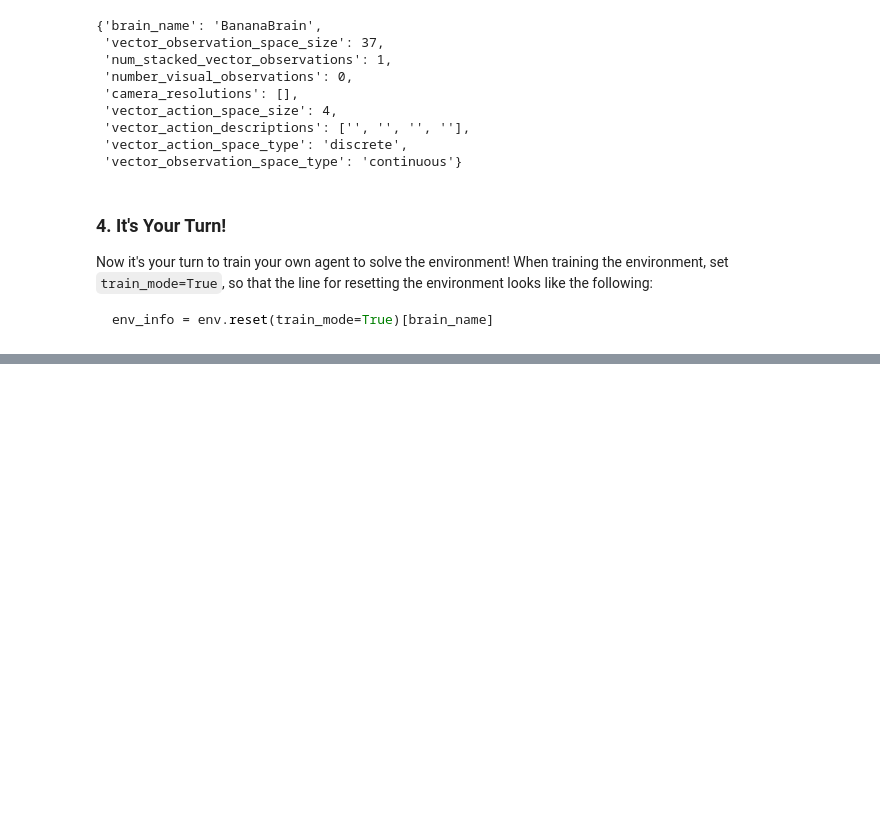
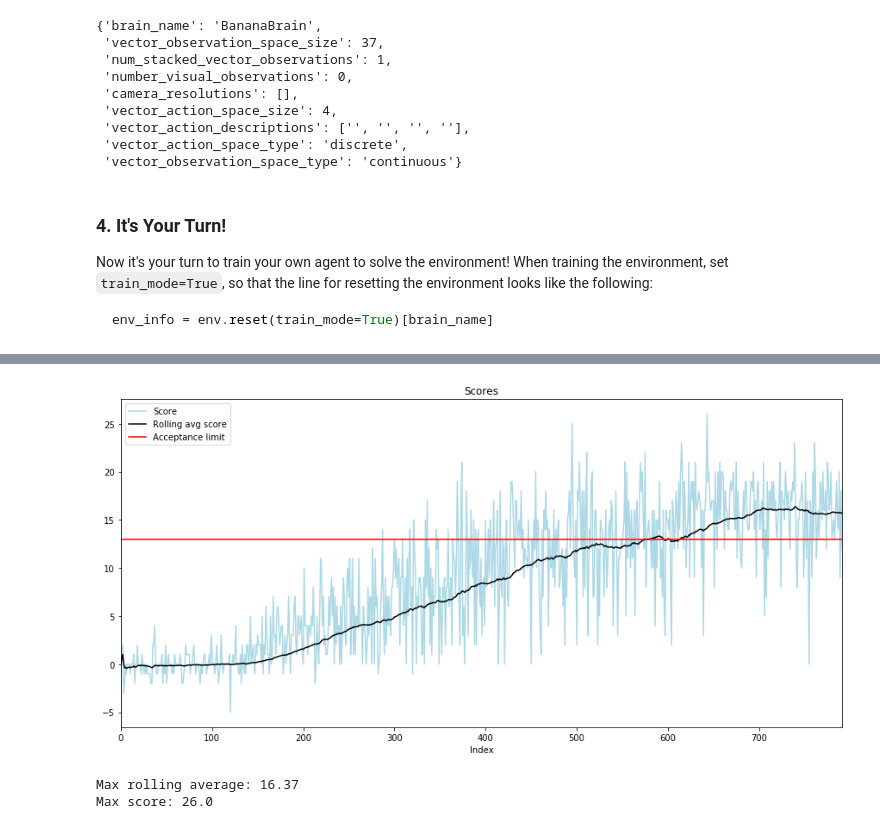
Before and after one commit to IzidoroBaltazar/DeepReinfLearning, a Jupyter notebook: project1/Navigation.ipynb, the cells around one changed output, grey strips where cells are left out. Cells and saved outputs as stored; diff of their text form; code cells hidden in the pictures; blank space fills up the shorter version.

```diff
--- a/project1/Navigation.ipynb
+++ b/project1/Navigation.ipynb
@@ -295,0 +276,15 @@ fig.savefig("figure.png")
+# %%
+df = pd.read_csv('data.csv', index_col=0)
+a = np.empty((df.shape[0],), dtype=np.int); a.fill(13)
+df['Acceptance limit'] = a
+pie = df[['Score', 'Rolling avg score', 'Acceptance limit']].plot(figsize=(15,7), title="Scores", color=['LightBlue','Black','Red'])
+fig = pie.get_figure()
+fig.savefig("figure-train-modified-buffer.png")
+# %% [output]
+[figure, added]
+# %%
+print("Max rolling average: {}".format(df['Rolling avg score'].max()))
+print("Max score: {}".format(df['Score'].max()))
+# %% [output]
+Max rolling average: 16.37
+Max score: 26.0
```
Also changed, not shown: parts of 9 cells of this notebook, 15 other files.
